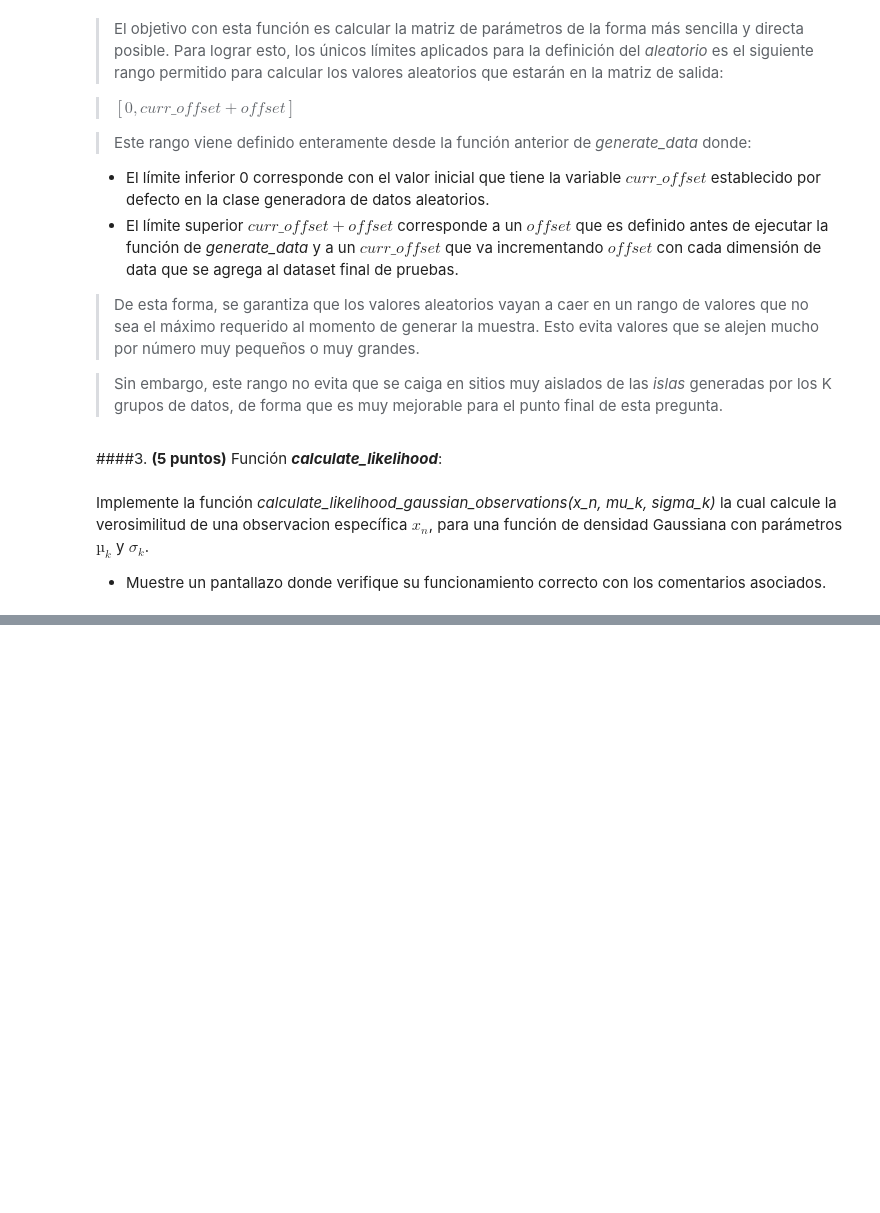
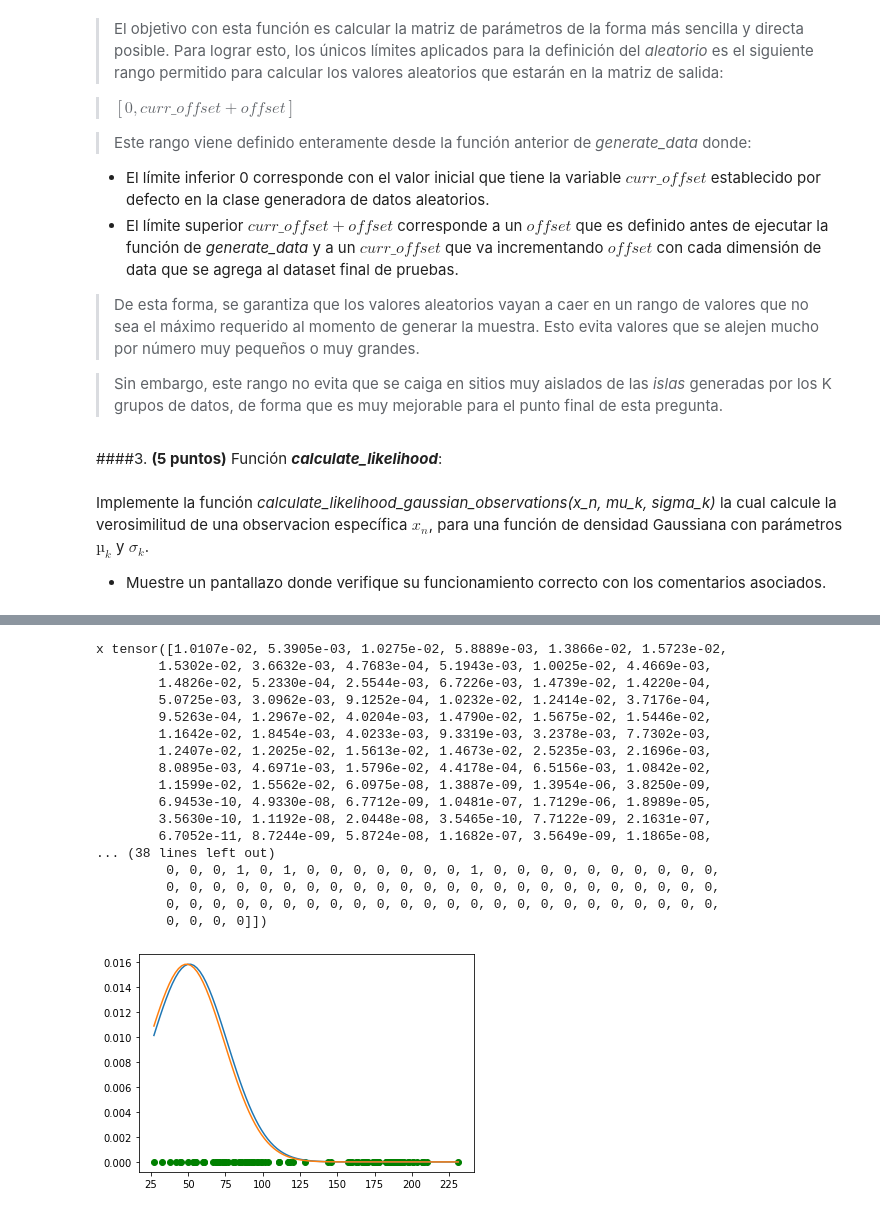
Before and after one commit to LD9797/Deep-Learning-Ground, a Jupyter notebook: TP0.ipynb, the cells around one changed output, grey strips where cells are left out. Cells and saved outputs as stored; diff of their text form; code cells hidden in the pictures; blank space fills up the shorter version.

```diff
--- a/TP0.ipynb
+++ b/TP0.ipynb
@@ -291,0 +374,21 @@ x tensor([0.0023, 0.0022, 0.0023, 0.0022, 0.0021, 0.0023, 0.0021, 0.0023, 0.0023
+# %%
+one_hot_vector2 = calculate_membership_dataset(p3, generator.generated_output)
+# %% [output]
+x tensor([1.0107e-02, 5.3905e-03, 1.0275e-02, 5.8889e-03, 1.3866e-02, 1.5723e-02,
+        1.5302e-02, 3.6632e-03, 4.7683e-04, 5.1943e-03, 1.0025e-02, 4.4669e-03,
+        1.4826e-02, 5.2330e-04, 2.5544e-03, 6.7226e-03, 1.4739e-02, 1.4220e-04,
+        5.0725e-03, 3.0962e-03, 9.1252e-04, 1.0232e-02, 1.2414e-02, 3.7176e-04,
+        9.5263e-04, 1.2967e-02, 4.0204e-03, 1.4790e-02, 1.5675e-02, 1.5446e-02,
+        1.1642e-02, 1.8454e-03, 4.0233e-03, 9.3319e-03, 3.2378e-03, 7.7302e-03,
+        1.2407e-02, 1.2025e-02, 1.5613e-02, 1.4673e-02, 2.5235e-03, 2.1696e-03,
+        8.0895e-03, 4.6971e-03, 1.5796e-02, 4.4178e-04, 6.5156e-03, 1.0842e-02,
+        1.1599e-02, 1.5562e-02, 6.0975e-08, 1.3887e-09, 1.3954e-06, 3.8250e-09,
+        6.9453e-10, 4.9330e-08, 6.7712e-09, 1.0481e-07, 1.7129e-06, 1.8989e-05,
+        3.5630e-10, 1.1192e-08, 2.0448e-08, 3.5465e-10, 7.7122e-09, 2.1631e-07,
+        6.7052e-11, 8.7244e-09, 5.8724e-08, 1.1682e-07, 3.5649e-09, 1.1865e-08,
+... (38 lines left out)
+         0, 0, 0, 1, 0, 1, 0, 0, 0, 0, 0, 0, 0, 1, 0, 0, 0, 0, 0, 0, 0, 0, 0, 0,
+         0, 0, 0, 0, 0, 0, 0, 0, 0, 0, 0, 0, 0, 0, 0, 0, 0, 0, 0, 0, 0, 0, 0, 0,
+         0, 0, 0, 0, 0, 0, 0, 0, 0, 0, 0, 0, 0, 0, 0, 0, 0, 0, 0, 0, 0, 0, 0, 0,
+         0, 0, 0, 0]])
+[figure, added]
```
Also changed, not shown: parts of 14 cells of this notebook.
